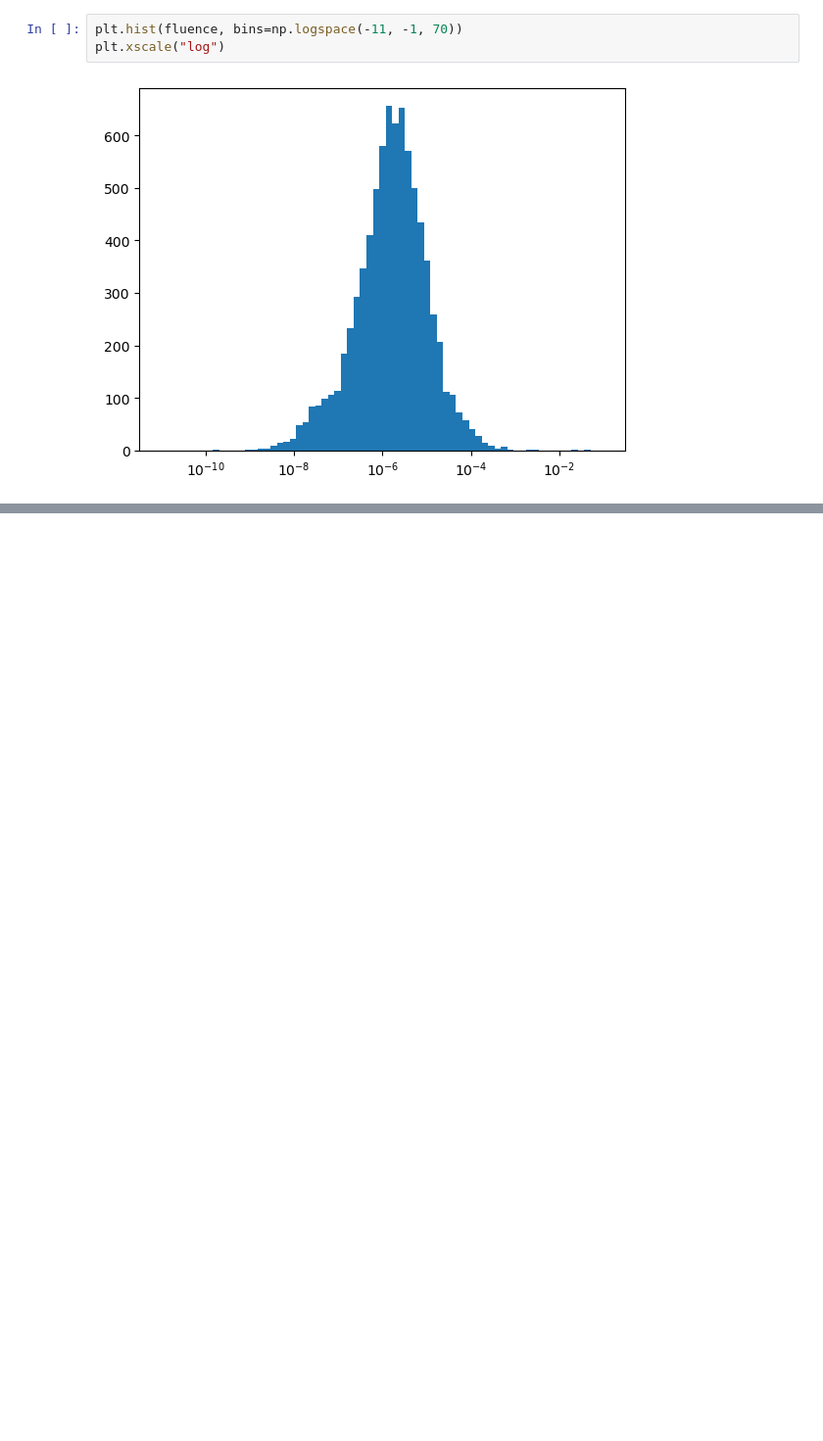
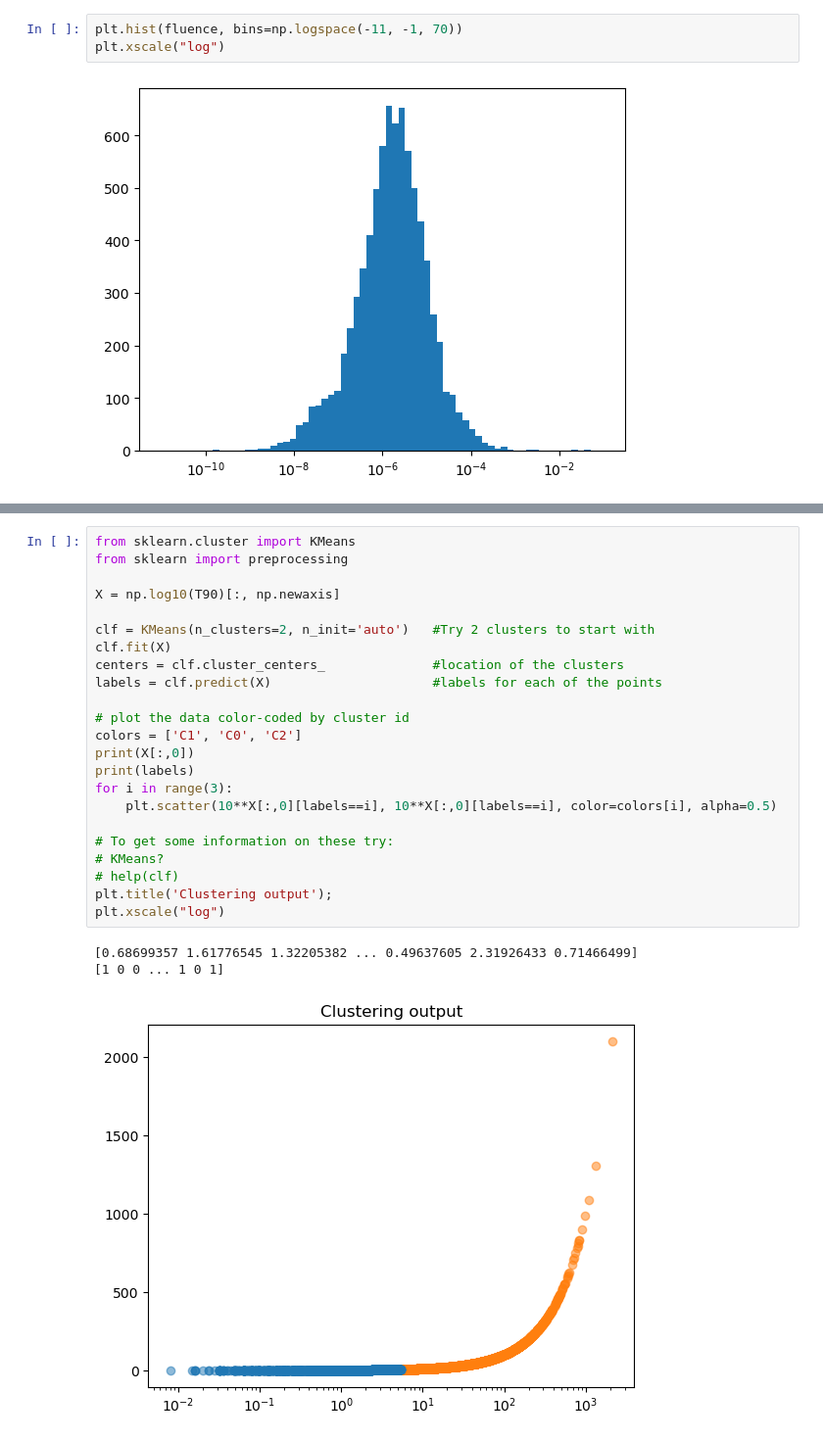
Before and after one commit to Diego-Albano/astrostatistics_bicocca_2025, a Jupyter notebook: working/W14.ipynb, the cells around one changed output, grey strips where cells are left out. Shown at 98% size. Cells and saved outputs as stored; diff of their text form; blank space fills up the shorter version.

```diff
--- a/working/W14.ipynb
+++ b/working/W14.ipynb
@@ -55,0 +92,27 @@ plt.xscale("log")
+# %%
+from sklearn.cluster import KMeans
+from sklearn import preprocessing
+
+X = np.log10(T90)[:, np.newaxis]
+
+clf = KMeans(n_clusters=2, n_init='auto')   #Try 2 clusters to start with
+clf.fit(X)
+centers = clf.cluster_centers_              #location of the clusters
+labels = clf.predict(X)                     #labels for each of the points
+
+# plot the data color-coded by cluster id
+colors = ['C1', 'C0', 'C2']
+print(X[:,0])
+print(labels)
+for i in range(3):
+    plt.scatter(10**X[:,0][labels==i], 10**X[:,0][labels==i], color=colors[i], alpha=0.5)
+
+# To get some information on these try:
+# KMeans?
+# help(clf)
+plt.title('Clustering output');
+plt.xscale("log")
+# %% [output]
+[0.68699357 1.61776545 1.32205382 ... 0.49637605 2.31926433 0.71466499]
+[1 0 0 ... 1 0 1]
+[figure, added]
```
Also changed, not shown: parts of 9 cells of this notebook.
